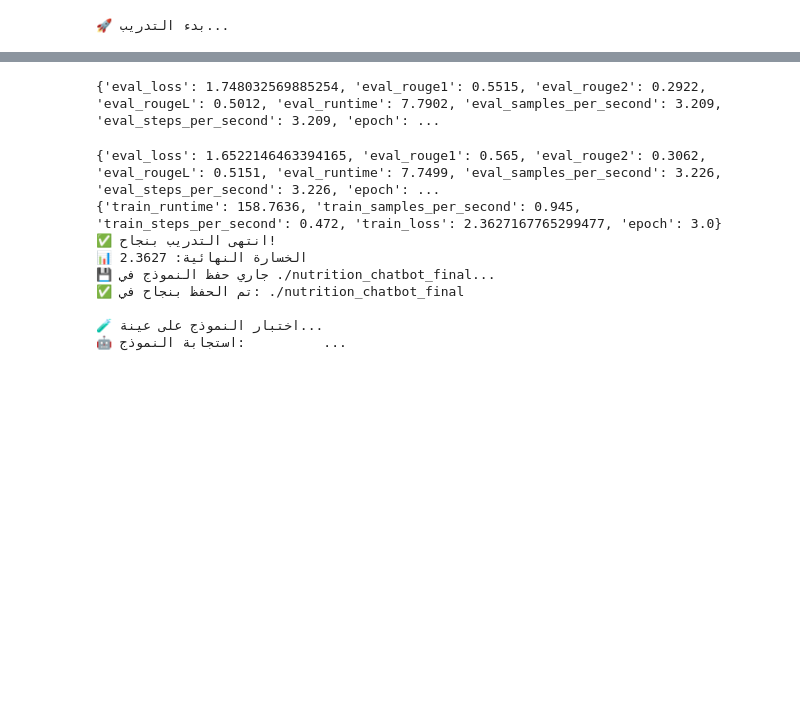
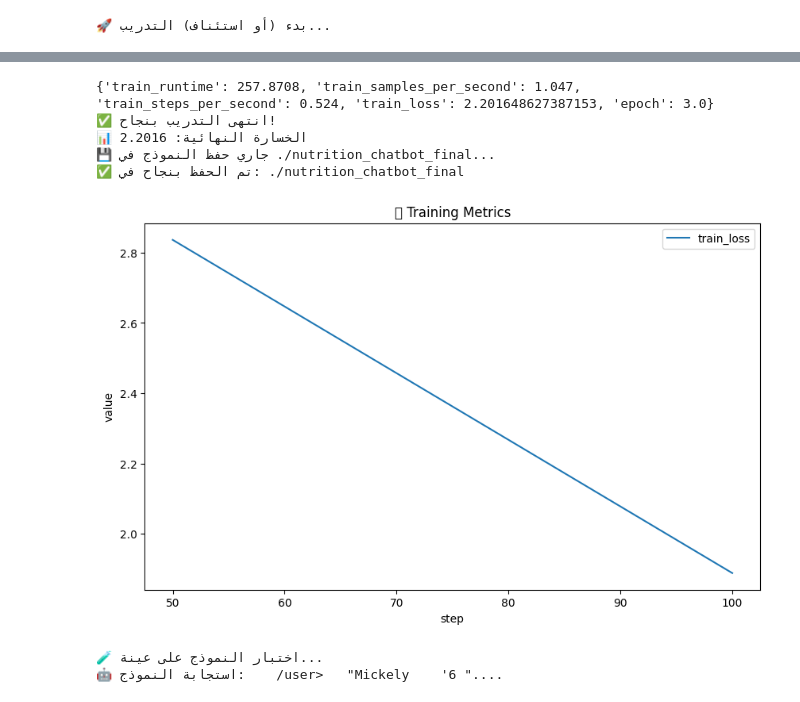
Before and after one commit to omarmustawi/nutrition-chatbot, a Jupyter notebook: flan-t5-small.ipynb, the cells around one changed output, grey strips where cells are left out. Drawn from its saved outputs; the diff is of its cells as text; code cells hidden in the pictures; blank space fills up the shorter version.

```diff
--- a/flan-t5-small.ipynb
+++ b/flan-t5-small.ipynb
@@ -333,14 +40,22 @@ dataset: 3135096.
 # %%
+# ============= 1. تقسيم البيانات =============
+from sklearn.model_selection import train_test_split
 
-# ============= 6. تقسيم البيانات =============
+
+dataset = pd.read_csv("conversations.csv")
+
+dataset = dataset[:100]
+
 print("✂️ جاري تقسيم البيانات...")
-split_dataset = dataset.train_test_split(
+train_df, eval_df = train_test_split(
+    dataset,
     test_size=0.1,
-    seed=42
+    random_state=42,
+    shuffle=True
 )
 
-train_dataset = split_dataset["train"]
-eval_dataset = split_dataset["test"]
+train_dataset = Dataset.from_pandas(train_df.reset_index(drop=True))
+eval_dataset = Dataset.from_pandas(eval_df.reset_index(drop=True))
 
 print(f"📈 حجم البيانات: التدريب = {len(train_dataset)}، التقييم = {len(eval_dataset)}")
 # %% [output]
@@ -585,14 +330,11 @@ import os
 import json
 import torch
 import gc
-
+from pathlib import Path
 
 # تعطيل accelerate DataLoader
 import os
 os.environ["ACCELERATE_DISABLE_RICH"] = "1"
-
-
-
 
 # تنظيف الذاكرة
 def clean_memory():
@@ -611,11 +353,21 @@ trainer = Trainer(
     compute_metrics=compute_metrics_safe,  # ✅ استخدام الدالة الصحيحة
 )
 
-print("🚀 بدء التدريب...")
+print("🚀 بدء (أو استئناف) التدريب...")
+
+# التحقق من وجود Checkpoint سابق
+checkpoint_dir = "./nutrition_chatbot_v2"
+last_checkpoint = None
+if os.path.isdir(checkpoint_dir):
+    checkpoints = list(Path(checkpoint_dir).glob("checkpoint-*"))
+    if checkpoints:
+        # اختيار آخر checkpoint حسب الرقم
+        last_checkpoint = str(sorted(checkpoints, key=lambda x: int(x.name.split('-')[-1]))[-1])
+        print(f"🔁 سيتم استئناف التدريب من {last_checkpoint}")
 
 try:
-    # التدريب
-    train_result = trainer.train()
+    # إذا كان هناك checkpoint، يتم استئناف التدريب عوض البدء من الصفر
+    train_result = trainer.train(resume_from_checkpoint=last_checkpoint)
 
     print("✅ انتهى التدريب بنجاح!")
     print(f"📊 الخسارة النهائية: {train_result.training_loss:.4f}")
@@ -640,6 +392,28 @@ try:
 
     print(f"✅ تم الحفظ بنجاح في: {output_dir}")
 
+    # رسم منحنيات التدريب
+    import matplotlib.pyplot as plt
+
+    history = trainer.state.log_history
+    steps = [h["step"] for h in history if "step" in h and "loss" in h]
+    losses = [h["loss"] for h in history if "step" in h and "loss" in h]
+    eval_steps = [h["step"] for h in history if "step" in h and ("eval_rouge1" in h or "eval_accuracy" in h)]
+    eval_rouge1 = [h.get("eval_rouge1") for h in history if "eval_rouge1" in h]
+    eval_acc = [h.get("eval_accuracy") for h in history if "eval_accuracy" in h]
+
+    plt.figure(figsize=(10,6))
+    plt.plot(steps, losses, label="train_loss")
+    if eval_rouge1:
+        plt.plot(eval_steps, eval_rouge1, label="eval_rouge1")
+    if eval_acc:
+        plt.plot(eval_steps, eval_acc, label="eval_accuracy")
+    plt.xlabel("step")
+    plt.ylabel("value")
+    plt.legend()
+    plt.title("📈 Training Metrics")
+    plt.show()
+
     # اختبار النموذج على عينة
     print("\n🧪 اختبار النموذج على عينة...")
     test_input = "<system>أنت خبير تغذية محترف.</system>\n<user>أريد وجبة صحية منخفضة السعرات</user>"
@@ -661,4 +435,4 @@ except Exception as e:
     import traceback
     traceback.print_exc()
 # %% [output]
-🚀 بدء التدريب...
+🚀 بدء (أو استئناف) التدريب...
@@ -667,11 +441,9 @@ except Exception as e:
-{'eval_loss': 1.748032569885254, 'eval_rouge1': 0.5515, 'eval_rouge2': 0.2922, 'eval_rougeL': 0.5012, 'eval_runtime': 7.7902, 'eval_samples_per_second': 3.209, 'eval_steps_per_second': 3.209, 'epoch': ...
+{'train_runtime': 257.8708, 'train_samples_per_second': 1.047, 'train_steps_per_second': 0.524, 'train_loss': 2.201648627387153, 'epoch': 3.0}
+✅ انتهى التدريب بنجاح!
+📊 الخسارة النهائية: 2.2016
+💾 جاري حفظ النموذج في ./nutrition_chatbot_final...
+✅ تم الحفظ بنجاح في: ./nutrition_chatbot_final
+[figure, added]
-{'eval_loss': 1.6522146463394165, 'eval_rouge1': 0.565, 'eval_rouge2': 0.3062, 'eval_rougeL': 0.5151, 'eval_runtime': 7.7499, 'eval_samples_per_second': 3.226, 'eval_steps_per_second': 3.226, 'epoch': ...
-{'train_runtime': 158.7636, 'train_samples_per_second': 0.945, 'train_steps_per_second': 0.472, 'train_loss': 2.3627167765299477, 'epoch': 3.0}
-✅ انتهى التدريب بنجاح!
-📊 الخسارة النهائية: 2.3627
-💾 جاري حفظ النموذج في ./nutrition_chatbot_final...
-✅ تم الحفظ بنجاح في: ./nutrition_chatbot_final
-
 🧪 اختبار النموذج على عينة...
-🤖 استجابة النموذج:          ...
+🤖 استجابة النموذج:    /user>   "Mickely    '6 "....
 # %%
```
Also changed, not shown: parts of 24 cells of this notebook, 3 other files.
